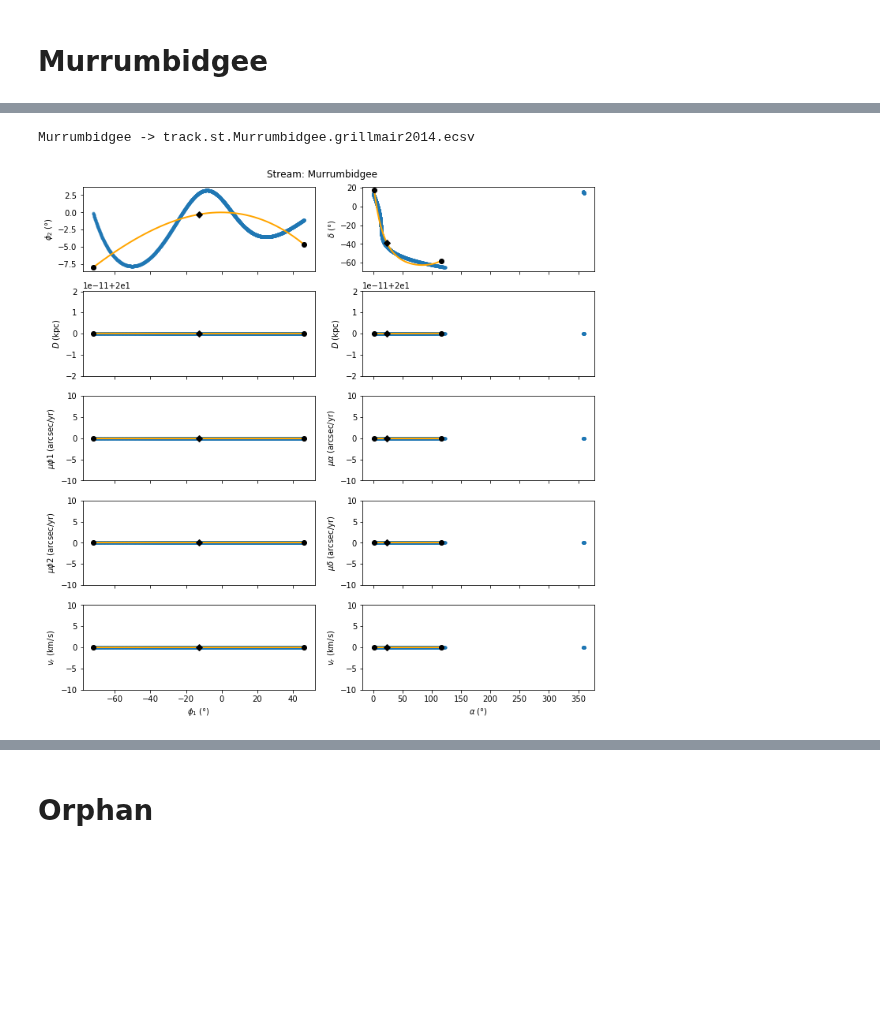
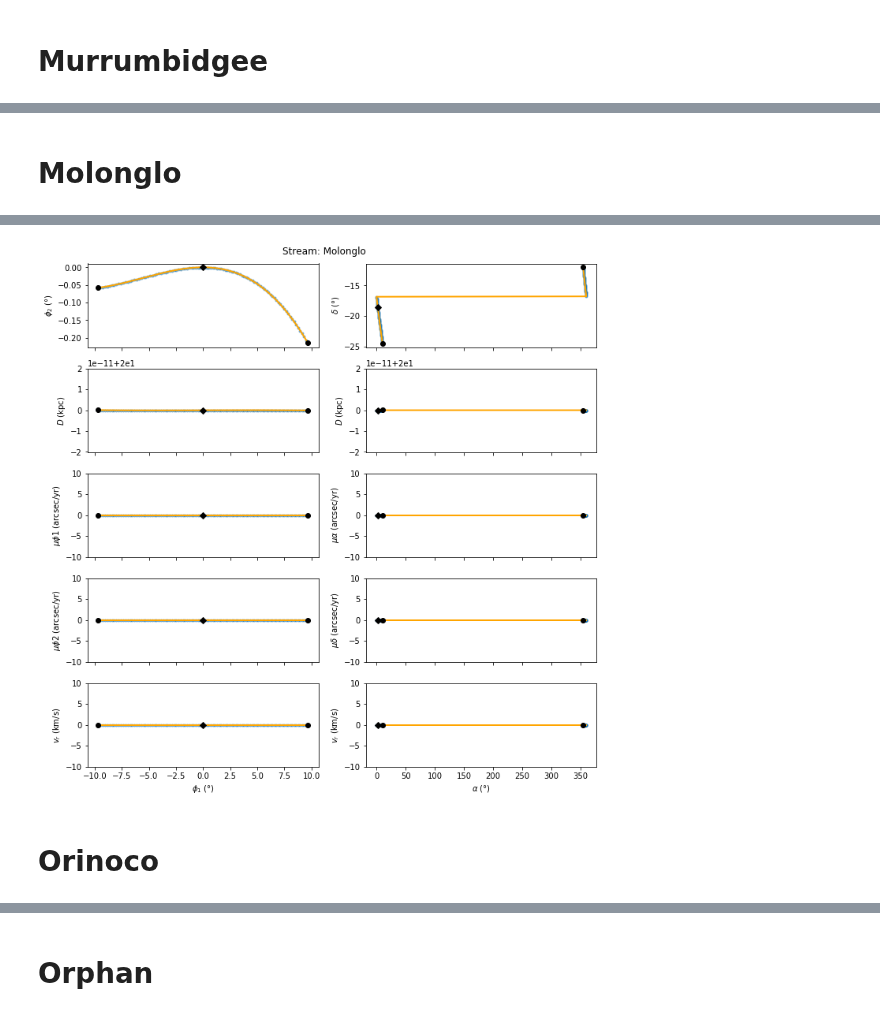
Before and after one commit to cmateu/galstreams, a Jupyter notebook: galstreams/tracks/standardized_tracks.ipynb, the cells around one changed output, grey strips where cells are left out. Cells and saved outputs as stored; diff of their text form; code cells hidden in the pictures; blank space fills up the shorter version.

```diff
--- a/galstreams/tracks/standardized_tracks.ipynb
+++ b/galstreams/tracks/standardized_tracks.ipynb
@@ -51,17 +51,21 @@ def get_track_from_points(sc, N=200, deg=3):
 
 
     phi1s = np.linspace(np.min(scp.phi1),np.max(scp.phi1),N)
-    phi2fit = np.poly1d(np.polyfit(scp.phi1.deg,scp.phi2.deg, deg=deg))
+    phi2_fit = np.poly1d(np.polyfit(scp.phi1.deg,scp.phi2.deg, deg=deg))
 
     phi1_end_points = phi1s[[0,-1]]
 
-    track_mid_point = ac.SkyCoord(phi1=0.*u.deg, phi2=phi2fit(0.)*u.deg,frame=fr)
+    mean_phi1 = np.mean(phi1_end_points)
+    phi2_mid = phi2_fit(mean_phi1.value)*scp.phi2.unit
+
+    track_mid_point = ac.SkyCoord(phi1=mean_phi1, phi2=phi2_mid, frame=fr)
 
     #Initial track object
-    track = ac.SkyCoord(phi1=phi1s, phi2=phi2fit(phi1s.value)*u.deg, frame=fr)
+    track = ac.SkyCoord(phi1=phi1s, phi2=phi2_fit(phi1s.value)*u.deg, frame=fr)
 
-    #Recompute the track using two points in the track, close to the center, at both sides (this ensures mid point is at phi2=0)
-    two_points_near_mid = ac.SkyCoord(phi1=[-0.5,0.5]*u.deg, phi2=phi2fit([-0.5,0.5])*u.deg, frame=fr)
+    #Recompute the track using two points in the track, close to the center, at both sides (this ensures mid point is close to phi2=0)
+    two_points_near_mid = ac.SkyCoord(phi1=[-0.5,0.5]*u.deg, phi2=phi2_fit([-0.5,0.5])*u.deg, frame=fr)
+    two_points_near_mid = ac.SkyCoord(phi1=[mean_phi1-0.5*u.deg,mean_phi1+0.5*u.deg]*u.deg, phi2=phi2_fit([mean_phi1.deg-0.5,mean_phi1.deg+0.5])*u.deg, frame=fr)
     aux=ac.SkyCoord(ra=two_points_near_mid.transform_to(ac.ICRS).ra.value, dec=two_points_near_mid.transform_to(ac.ICRS).dec.value, unit=u.deg)
     #aux=two_points_near_mid.icrs
     new_pole = gc.greatcircle.pole_from_endpoints(aux[0],aux[1])
@@ -80,7 +84,7 @@ def get_track_from_points(sc, N=200, deg=3):
     mean_phi1 = np.mean(phi1_end_points)
     phi2_mid = phi2_fit([mean_phi1.value,])*scp.phi2.unit
 
-    #In general phi1=0 in the initiall guess frame is no necesarily contained between the end points
+    #In general phi1=0 in the initiall guess frame is not necesarily contained between the end points
 
     mid_dict = dict(frame=new_fr, phi1=mean_phi1, phi2=phi2_mid)
     end_dict = dict(frame=new_fr, phi1= phi1_end_points, phi2=phi2_end)
@@ -103,6 +107,10 @@ def get_track_from_points(sc, N=200, deg=3):
     track_end_points = ac.SkyCoord(**end_dict)
     track_mid_point = ac.SkyCoord(**mid_dict)
 
+    #Re-recompute stream frame to make sure mid_point ends up at phi1=0
+    new_fr = gc.GreatCircleICRSFrame(pole=new_pole, ra0=track_mid_point.transform_to(ac.ICRS).ra[0])
+
+
     #Store width track
     track_width = np.std(scp.phi2)*np.ones(newtrack.phi2.size)  #TODO: turn this into rolling std
 
@@ -635,25 +643,25 @@ Murrumbidgee
+# %% [markdown]
+Molonglo
+====
 # %%
-#Murrumbidgee, From Grillmair 2017b
-dec=np.linspace(-65,+16.,3000)
-#dec range is not clear in G17's paper, the fiducial point is not included in the mentioned
-#range -65<dec<-30.
-#print bovyc.lb_to_radec(180.,-5.)
-ra=367.893 -0.4647*dec -0.00862*dec**2 + 0.000118*dec**3 +1.2347e-6*dec**4 -1.13758e-7*dec**5
+#Molonglo, From Grillmair 2017b
+dec=np.linspace(-24.5,-12.,100)
+ra=345.017 - 0.5843*dec + 0.0182*dec**2
 ra=ra % 360.
 
 zeros=np.zeros(ra.size)
-width=0.5*u.deg
-D = 20.+zeros
+#width=0.5*u.deg
+D = 20.0+zeros
 #Fd = scipy.interpolate.interp1d([dec[-1],dec[0]],[18.5,23.],kind='linear',bounds_error=False)
 #D = Fd(dec)*u.kpc    #Ro,Rf are passed in kpc
 
 Ref = "grillmair2017b"
-Name,ShortName= "Murrumbidgee","Mur"
+Name,ShortName= "Molonglo","Mol"
 
 obs = ac.SkyCoord(ra=ra*u.deg, dec=dec*u.deg, distance=D*u.kpc, frame='fk5',
                  pm_ra_cosdec=zeros*u.arcsec/u.yr, pm_dec=zeros*u.arcsec/u.yr)
 
-track, track_width, track_end_points, track_mid_point, mid_pole, stream_fr, track_fits = get_track_from_points(obs.icrs)
+track, track_width, track_end_points, track_mid_point, mid_pole, stream_fr, track_fits = get_track_from_points(obs.icrs, deg=3.)
 
 #Print track out
 ofileroot = f"track.st.{Name}.{Ref}"
@@ -671,2 +679,4 @@ WARNING: AstropyDeprecationWarning: Transforming a frame instance to a frame cla
-Murrumbidgee -> track.st.Murrumbidgee.grillmair2014.ecsv
-[figure, old version]
+[figure, new version]
+# %% [markdown]
+Orinoco
+=====
```
Also changed, not shown: parts of 42 cells of this notebook.
